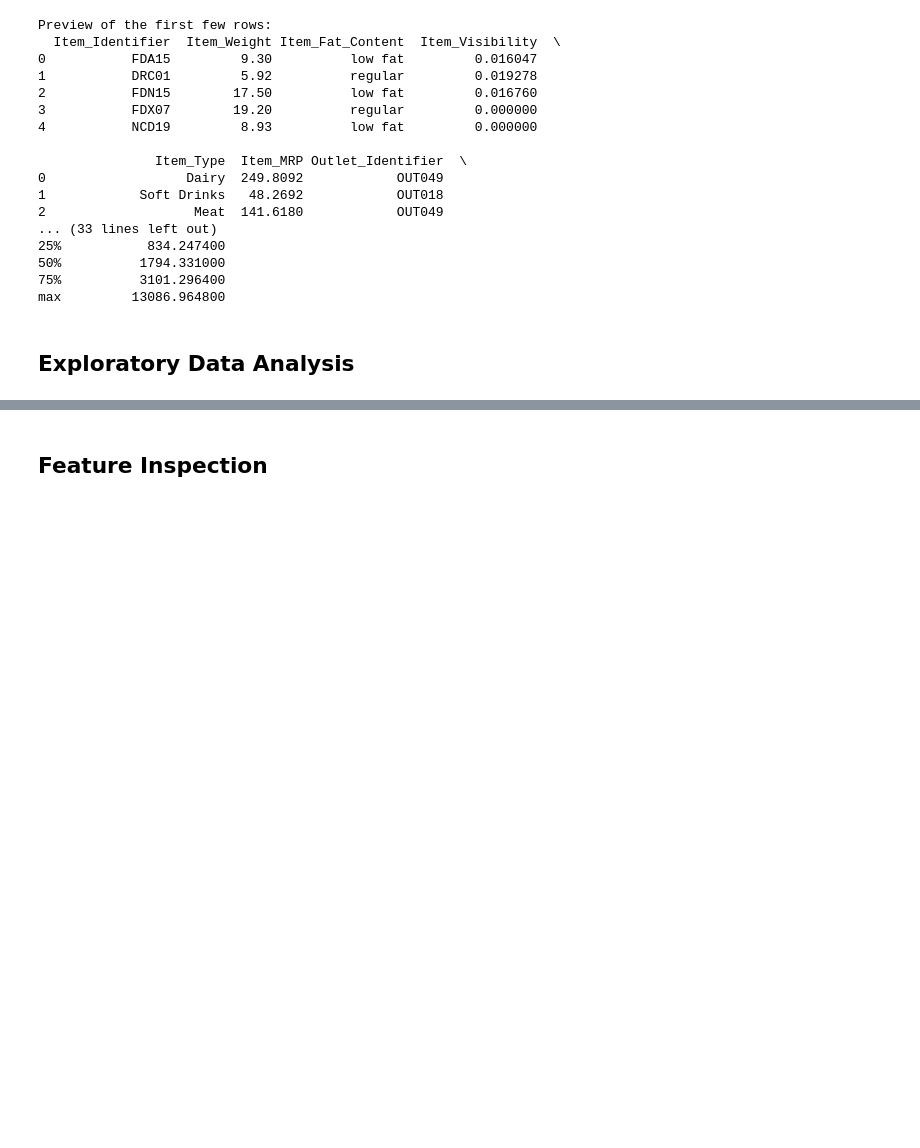
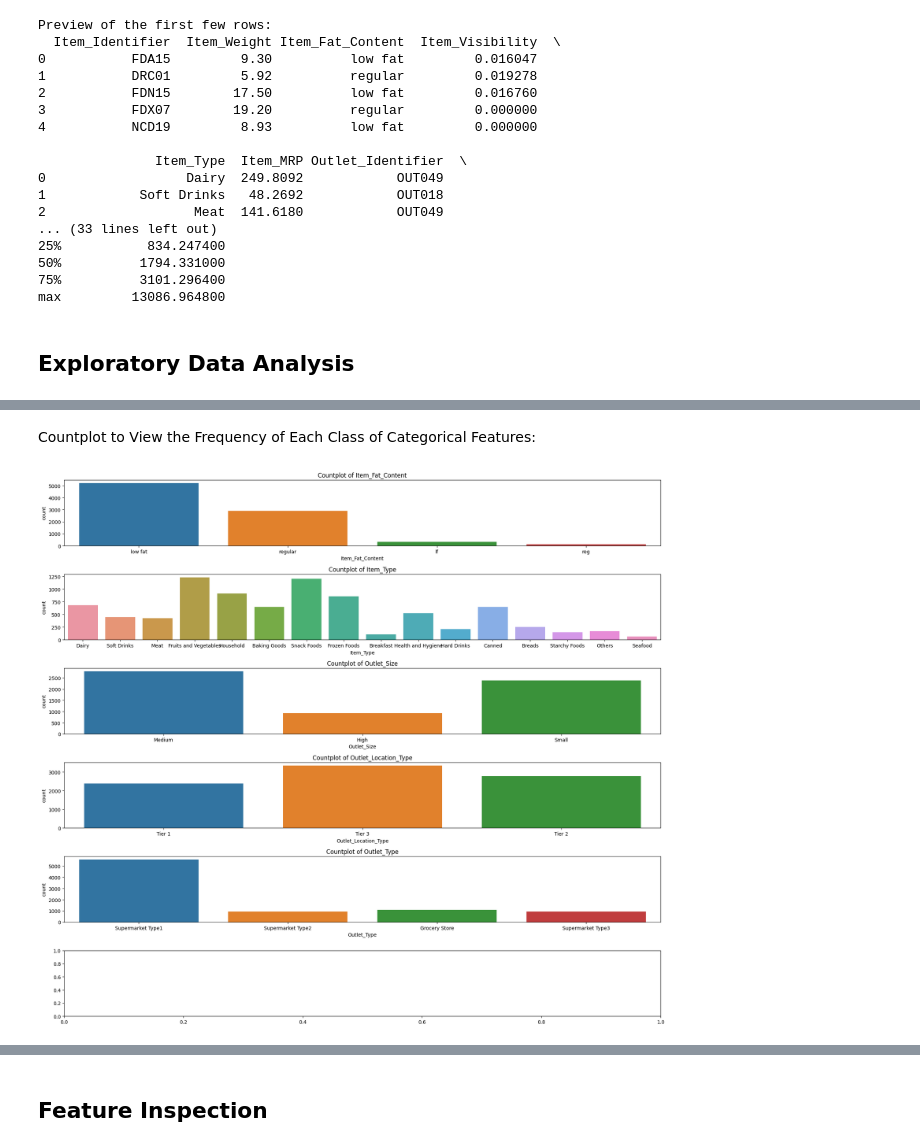
Before and after one commit to Maudhaffer/Project-1, a Jupyter notebook: Project_1.ipynb, the cells around one changed output, grey strips where cells are left out. Drawn from its saved outputs; the diff is of its cells as text; code cells hidden in the pictures; blank space fills up the shorter version.

```diff
--- a/Project_1.ipynb
+++ b/Project_1.ipynb
@@ -148,0 +173,12 @@ max         13086.964800
+# %% [markdown]
+Countplot to View the Frequency of Each Class of Categorical Features:
+# %%
+categorical_features = ['Item_Fat_Content', 'Item_Type', 'Outlet_Size', 'Outlet_Location_Type', 'Outlet_Type']
+fig, axes = plt.subplots(nrows=6, ncols=1, figsize=(18, 16))
+for feature, ax in zip(categorical_features, axes.flatten()):
+    sns.countplot(x=feature, data=df, ax=ax)
+    ax.set_title(f'Countplot of {feature}')
+plt.tight_layout()
+plt.show()
+# %% [output]
+[figure, added]
```
Also changed, not shown: parts of 7 cells of this notebook.
